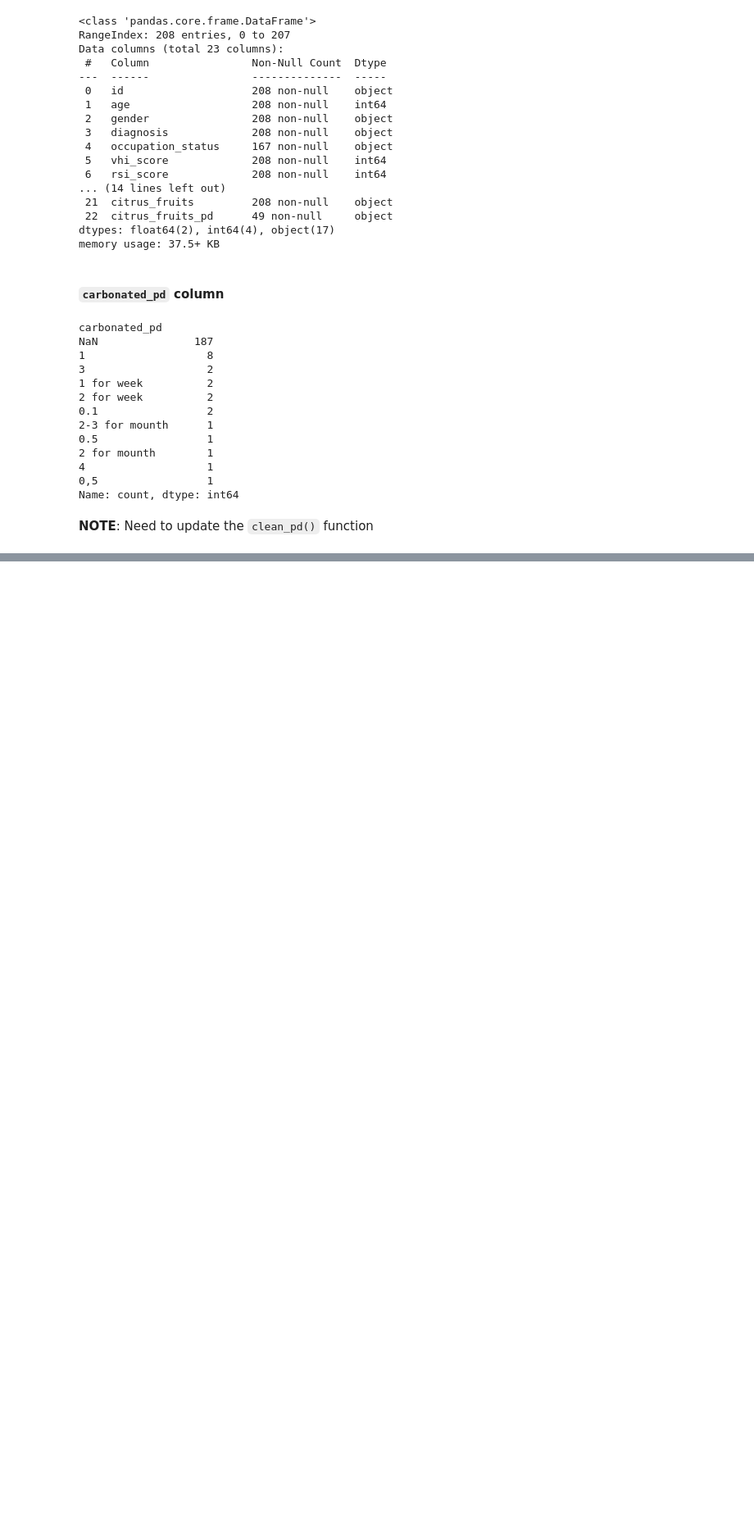
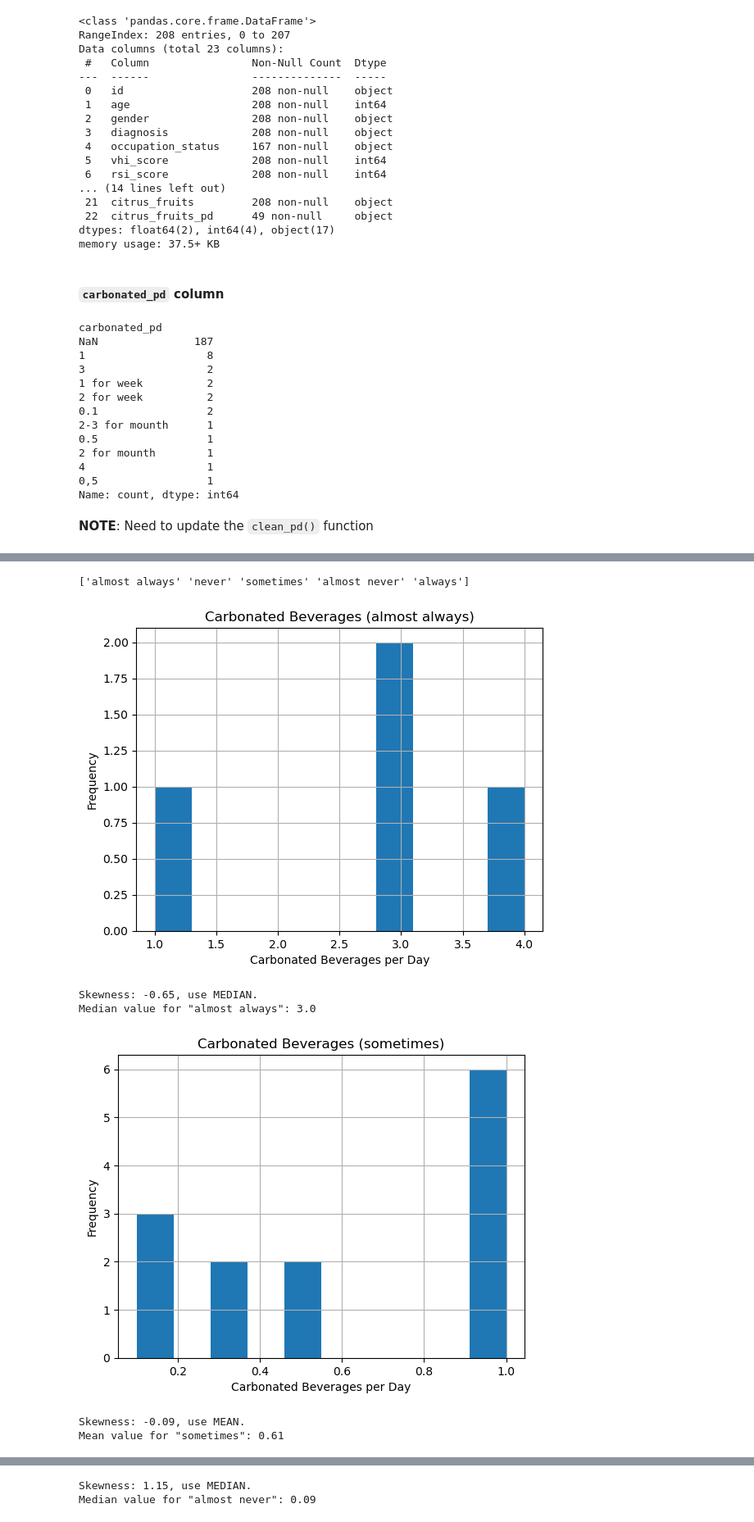
Before and after one commit to alyssahondrade/ml-perspectives-on-voice-disorder-diagnosis, a Jupyter notebook: 02_data_cleaning_V2.ipynb, the cells around one changed output, grey strips where cells are left out. Shown at 82% size. Saved outputs shown, nothing was run; the diff lists cells and outputs as text; code cells hidden in the pictures; blank space fills up the shorter version.

Commit message:
fixed carbonated_pd column

```diff
--- a/02_data_cleaning_V2.ipynb
+++ b/02_data_cleaning_V2.ipynb
@@ -850,3 +881,9 @@ NaN               187
 Name: count, dtype: int64
 # %% [markdown]
 __NOTE__: Need to update the `clean_pd()` function
+# %%
+# Apply the clean_pd function to the column
+clean_cat_df['carbonated_pd'] = clean_cat_df['carbonated_pd'].apply(clean_pd)
+
+# Check the value counts
+clean_cat_df['carbonated_pd'].value_counts(dropna=False)
@@ -852,0 +915,10 @@ __NOTE__: Need to update the `clean_pd()` function
+# %%
+imputation(clean_cat_df, 'carbonated_beverages', 'carbonated_pd')
+# %% [output]
+['almost always' 'never' 'sometimes' 'almost never' 'always']
+[figure, added]
+Skewness: -0.65, use MEDIAN.
+Median value for "almost always": 3.0
+[figure, added]
+Skewness: -0.09, use MEAN.
+Mean value for "sometimes": 0.61
@@ -852,0 +926,2 @@ __NOTE__: Need to update the `clean_pd()` function
+Skewness: 1.15, use MEDIAN.
+Median value for "almost never": 0.09
```
Also changed, not shown: parts of 16 cells of this notebook.
